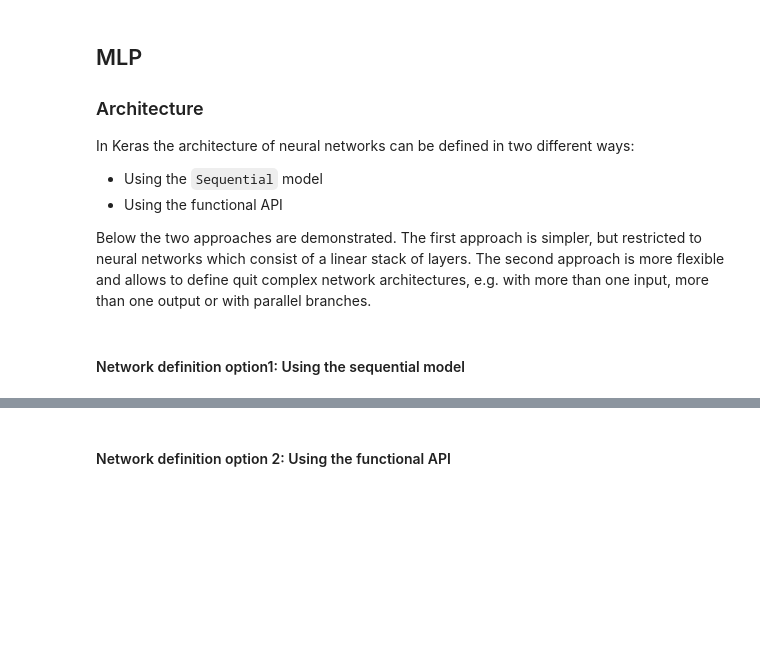
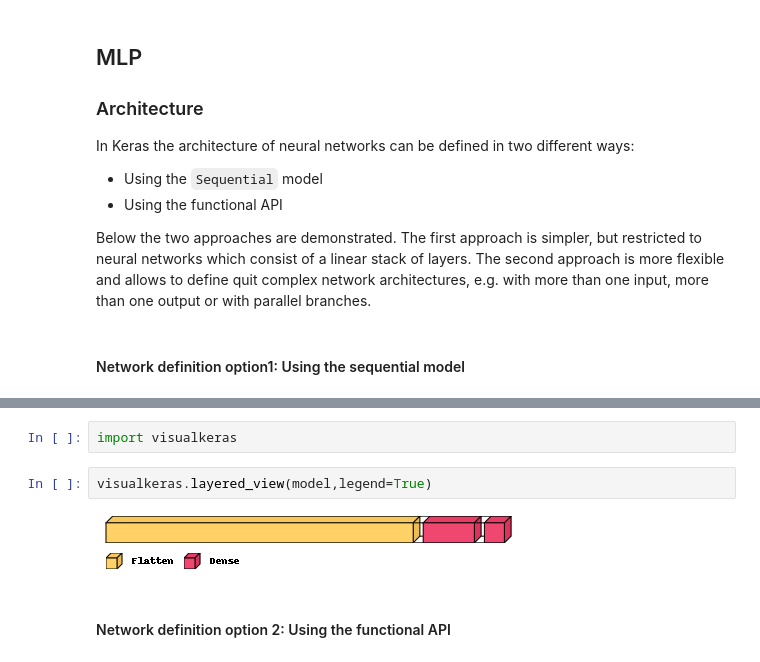
Before and after one commit to hannibunny/mlbook, a Jupyter notebook: ml/_build/html/_sources/neuralnetworks/03KerasMLPandCNNcifar.ipynb, the cells around one changed output, grey strips where cells are left out. Saved outputs shown, nothing was run; the diff lists cells and outputs as text; blank space fills up the shorter version.

```diff
--- a/ml/_build/html/_sources/neuralnetworks/03KerasMLPandCNNcifar.ipynb
+++ b/ml/_build/html/_sources/neuralnetworks/03KerasMLPandCNNcifar.ipynb
@@ -173,6 +173,12 @@ Total params: 1,578,506
 Trainable params: 1,578,506
 Non-trainable params: 0
 _________________________________________________________________
+# %%
+import visualkeras
+# %%
+visualkeras.layered_view(model,legend=True)
+# %% [output]
+[figure, added]
 # %% [markdown]
 #### Network definition option 2: Using the functional API
 # %%
```
Also changed, not shown: parts of 40 cells of this notebook, 46 other files.
